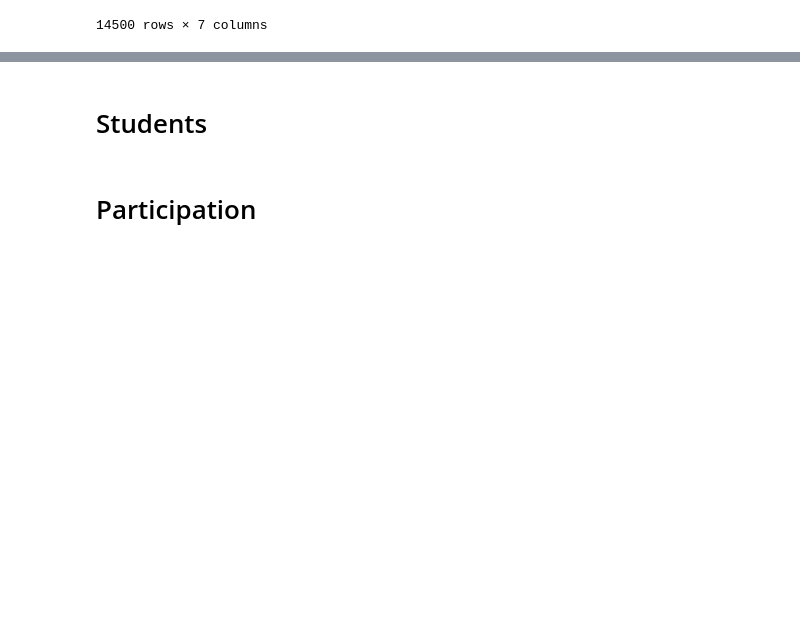
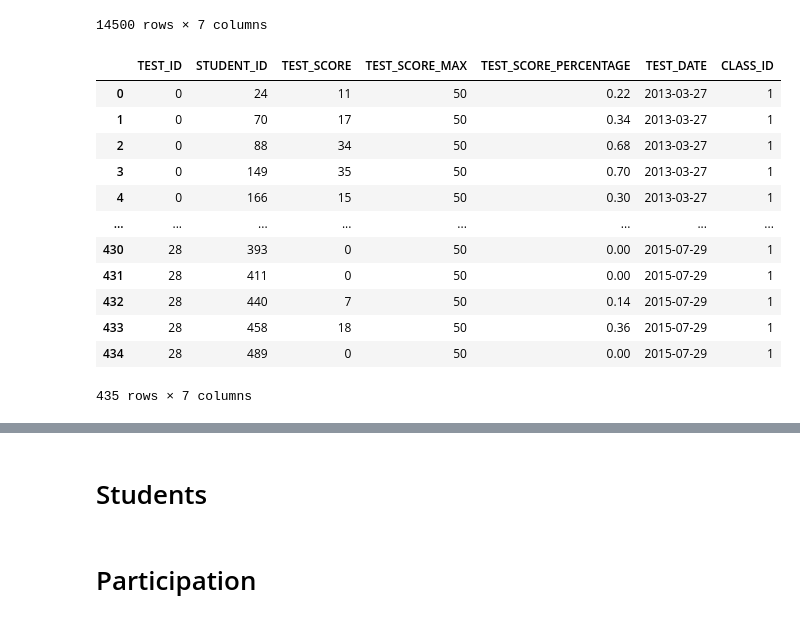
Before and after one commit to mikitz/china-students, a Jupyter notebook: (Teacher) Class Reports.ipynb, the cells around one changed output, grey strips where cells are left out. Drawn from its saved outputs; the diff is of its cells as text; code cells hidden in the pictures; blank space fills up the shorter version.

```diff
--- a/(Teacher) Class Reports.ipynb
+++ b/(Teacher) Class Reports.ipynb
@@ -65,6 +65,22 @@ for i in lClasses:
     dfTests[i] = dfTests[i].reset_index(drop = True)
     # Set the types of columns
     dfTests[i] = dfTests[i].astype({'STUDENT_ID': 'int32', 'TEST_ID': 'int32', 'TEST_SCORE': 'int32', 'TEST_SCORE_MAX': 'int32', 'CLASS_ID': 'int32'})
+# %%
+dfTests[1]
+# %% [output]
+|  | TEST_ID | STUDENT_ID | TEST_SCORE | TEST_SCORE_MAX | TEST_SCORE_PERCENTAGE | TEST_DATE | CLASS_ID |
+| 0 | 0 | 24 | 11 | 50 | 0.22 | 2013-03-27 | 1 |
+| 1 | 0 | 70 | 17 | 50 | 0.34 | 2013-03-27 | 1 |
+| 2 | 0 | 88 | 34 | 50 | 0.68 | 2013-03-27 | 1 |
+| 3 | 0 | 149 | 35 | 50 | 0.70 | 2013-03-27 | 1 |
+| 4 | 0 | 166 | 15 | 50 | 0.30 | 2013-03-27 | 1 |
+| ... | ... | ... | ... | ... | ... | ... | ... |
+| 430 | 28 | 393 | 0 | 50 | 0.00 | 2015-07-29 | 1 |
+| 431 | 28 | 411 | 0 | 50 | 0.00 | 2015-07-29 | 1 |
+| 432 | 28 | 440 | 7 | 50 | 0.14 | 2015-07-29 | 1 |
+| 433 | 28 | 458 | 18 | 50 | 0.36 | 2015-07-29 | 1 |
+| 434 | 28 | 489 | 0 | 50 | 0.00 | 2015-07-29 | 1 |
+435 rows × 7 columns
 # %%
 i = 1
 
```
Also changed, not shown: parts of 14 cells of this notebook.
